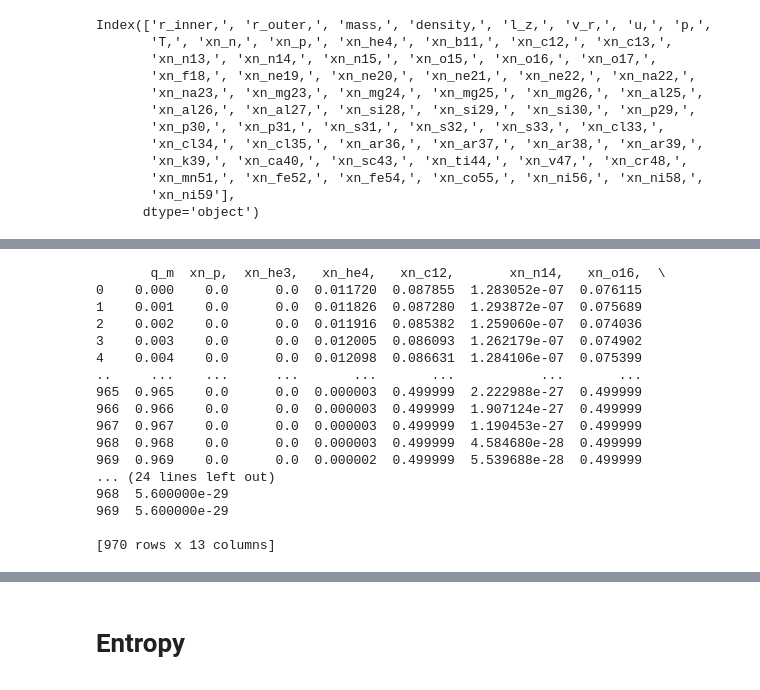
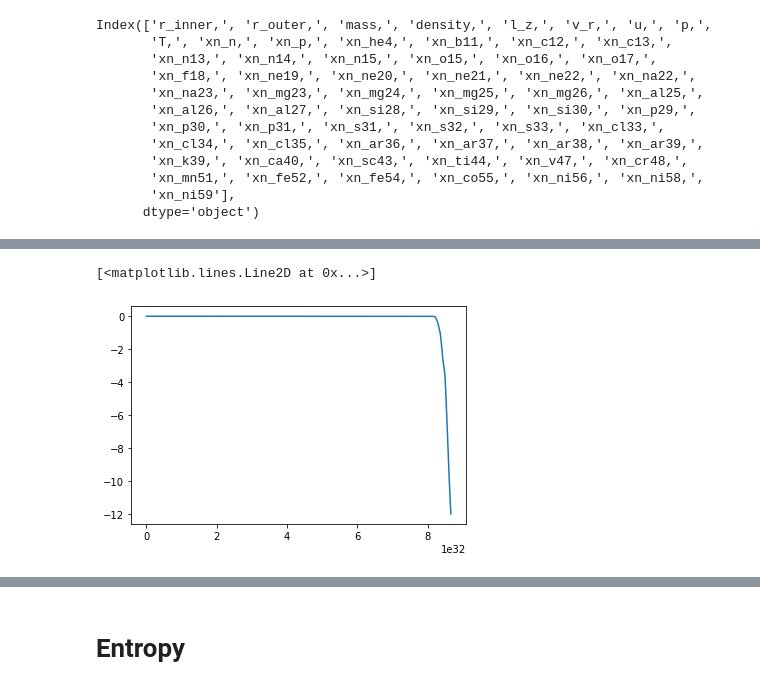
Before and after one commit to aakashbhat/KavliSP23, a Jupyter notebook: Python/data_selection.ipynb, the cells around one changed output, grey strips where cells are left out. Saved outputs shown, nothing was run; the diff lists cells and outputs as text; code cells hidden in the pictures.

```diff
--- a/Python/data_selection.ipynb
+++ b/Python/data_selection.ipynb
@@ -28,8 +25,3 @@ df["embedded_mass_fraction"]=(df["mass,"].cumsum()/df["mass,"].sum())
-# %%
-#The remnant mass fraction is basically how much mass fraction is outside this zone. It is
-#0 at the surface and 1 at the center
-df["remnant_mass_fraction"]=1.0e00-df["embedded_mass_fraction"]
-df.loc[df['remnant_mass_fraction'] < 0, 'remnant_mass_fraction'] = 0 #Due to numerics
 # %%
 ###Add He and O18 but make them 0
 df['xn_he3,'] = 0.0e0
@@ -38,3 +31,8 @@ df['xn_p,'] = 0.0e0
 # %%
-columns_to_keep = ['remnant_mass_fraction', 'xn_p,','xn_he3,', 'xn_he4,','xn_c12,','xn_n14,','xn_o16,','xn_o18,','xn_ne20,','xn_ne22,','xn_mg24,'
+columns_to_keep = ['mass,','embedded_mass','r_outer,', 'xn_p,','xn_he3,', 'xn_he4,','xn_c12,','xn_n14,','xn_o16,','xn_o18,','xn_ne20,','xn_ne22,','xn_mg24,'
                    ,'xn_si28,','xn_ni56,']
+df=df[columns_to_keep]
+columns_to_move = df[['mass,','embedded_mass','r_outer,']]
+df = df.drop(columns_to_move, axis=1)
+df= df.div(df.sum(axis=1), axis=0) #Since originally we had more elements we need to renomarlize
+print(df)
@@ -74,20 +56,0 @@ df1 = df1.drop(df1.index[diff:])
-# %%
-print(df1)
-# %% [output]
-       q_m  xn_p,  xn_he3,   xn_he4,   xn_c12,       xn_n14,   xn_o16,  \
-0    0.000    0.0      0.0  0.011720  0.087855  1.283052e-07  0.076115
-1    0.001    0.0      0.0  0.011826  0.087280  1.293872e-07  0.075689
-2    0.002    0.0      0.0  0.011916  0.085382  1.259060e-07  0.074036
-3    0.003    0.0      0.0  0.012005  0.086093  1.262179e-07  0.074902
-4    0.004    0.0      0.0  0.012098  0.086631  1.284106e-07  0.075399
-..     ...    ...      ...       ...       ...           ...       ...
-965  0.965    0.0      0.0  0.000003  0.499999  2.222988e-27  0.499999
-966  0.966    0.0      0.0  0.000003  0.499999  1.907124e-27  0.499999
-967  0.967    0.0      0.0  0.000003  0.499999  1.190453e-27  0.499999
-968  0.968    0.0      0.0  0.000003  0.499999  4.584680e-28  0.499999
-969  0.969    0.0      0.0  0.000002  0.499999  5.539688e-28  0.499999
-... (24 lines left out)
-968  5.600000e-29
-969  5.600000e-29
-
-[970 rows x 13 columns]
@@ -95,0 +57,17 @@ df1["q_m"]= df1["q_m"]/df1["q_m"].max() #Normalize q_m to remake the star for Me
+# %%
+df.insert(0, 'mass', columns_to_move['mass,']) #get the column q_m back which starts now at surface
+df.insert(1, 'e_mass', columns_to_move['embedded_mass'])
+df.insert(2, 'r_out', columns_to_move['r_outer,'])
+# %%
+gravity=df["e_mass"]/df["r_out"]
+from astropy.constants import G,m_p
+gravity=G.cgs*gravity
+nickel=5.38*df["xn_ni56,"]*(1.6e-6)/(56*m_p.cgs) #5.38 MeV from Ni56 to Iron
+# %%
+import matplotlib.pyplot as plt
+plt.plot(df["e_mass"]*0.66,-(nickel)/gravity)
+#plt.xlim(0.5,0.7)
+#plt.plot((0.5,0.7),(-3,-3))
+# %% [output]
+[<matplotlib.lines.Line2D at 0x...>]
+[figure, added]
```
Also changed, not shown: parts of 21 cells of this notebook, 2 other files.
